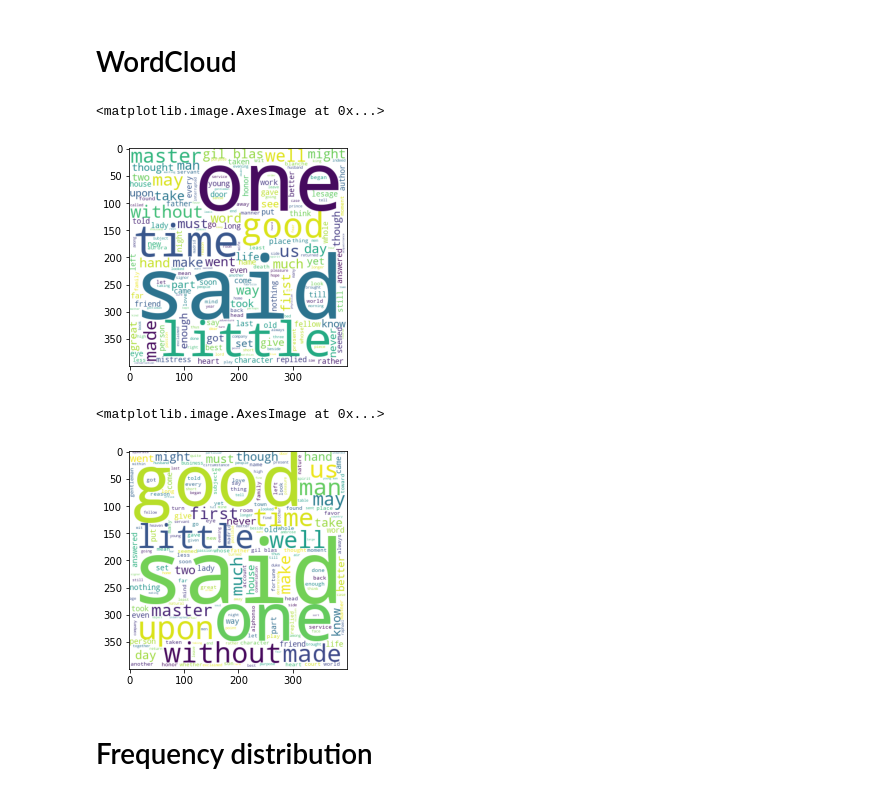
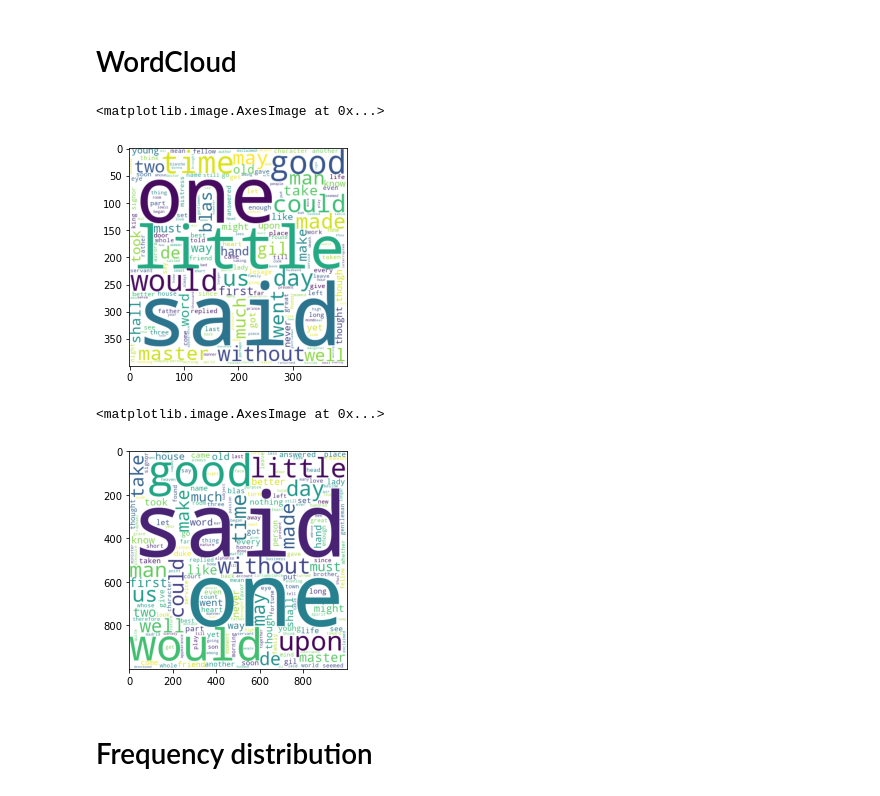
Before and after one commit to Rishabhsahu325/NLP_Project_Round1, a Jupyter notebook: Round1.ipynb, the cells around one changed output. Saved outputs shown, nothing was run; the diff lists cells and outputs as text; code cells hidden in the pictures.

```diff
--- a/Round1.ipynb
+++ b/Round1.ipynb
@@ -142,18 +142,18 @@ text_book1 = list_to_string(words_book1)
 text_book2 = list_to_string(words_book2)
 # %%
 # calculating word cloud for book1
-wc_1 = WordCloud(background_color="white", max_words=200, width=400, height=400, random_state=1).generate(text_book1)
+wc_1 = WordCloud(background_color="white", width=400, height=400, random_state=1,stopwords= [],collocations=False).generate(text_book1)
 plt.imshow(wc_1)
 # %% [output]
 <matplotlib.image.AxesImage at 0x...>
-[figure, old version]
+[figure, new version]
 # %%
 # calculating word cloud for book2
-wc_2 = WordCloud(background_color="white", max_words=200, width=400, height=400, random_state=1).generate(text_book2)
+wc_2 = WordCloud(background_color="white", width=1000, height=1000, random_state=1,stopwords= [],collocations=False).generate(text_book2)
 plt.imshow(wc_2)
 # %% [output]
 <matplotlib.image.AxesImage at 0x...>
-[figure, old version]
+[figure, new version]
 # %% [markdown]
 # Frequency distribution
 # %%
```
Also changed, not shown: parts of 2 cells of this notebook.
